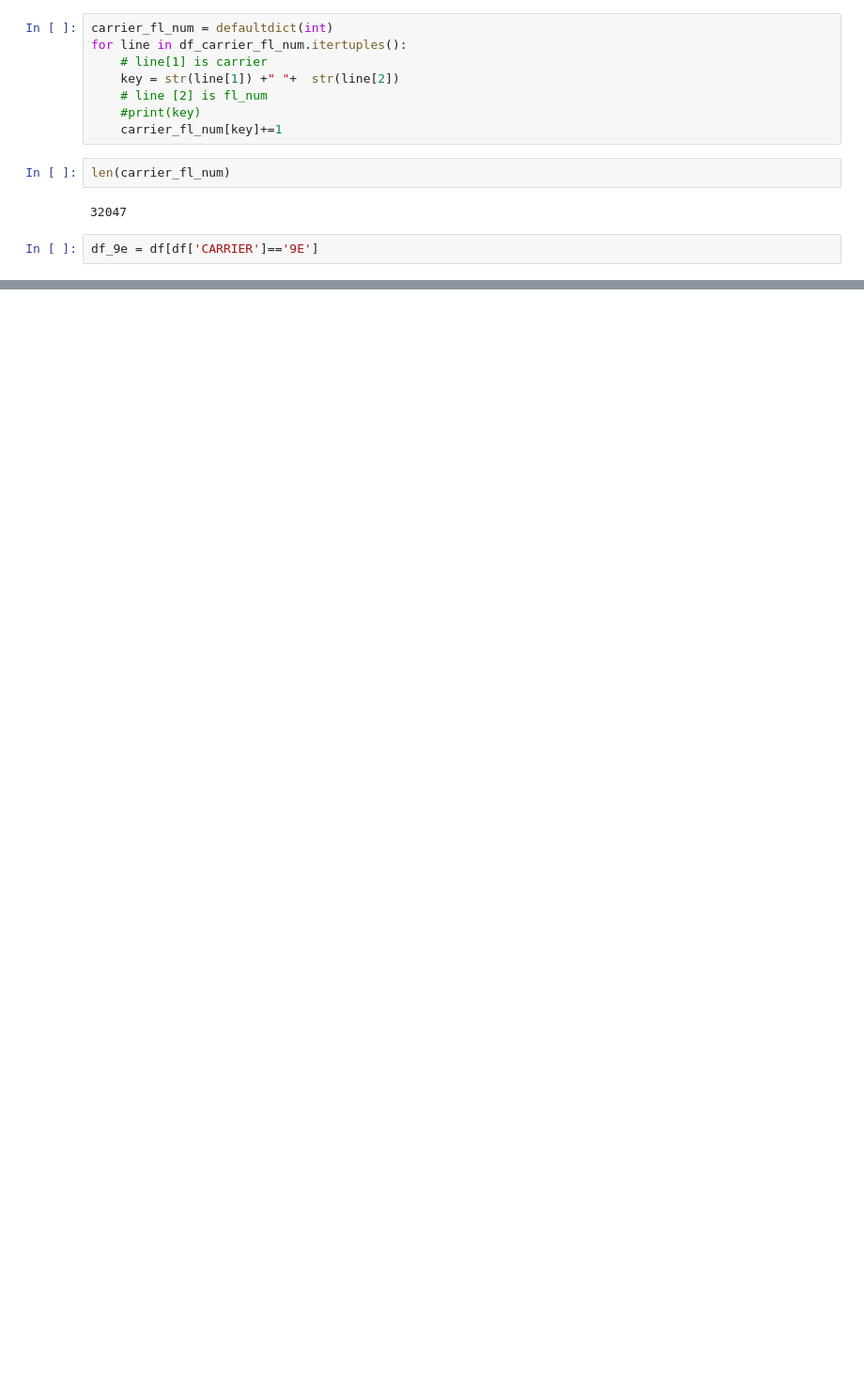
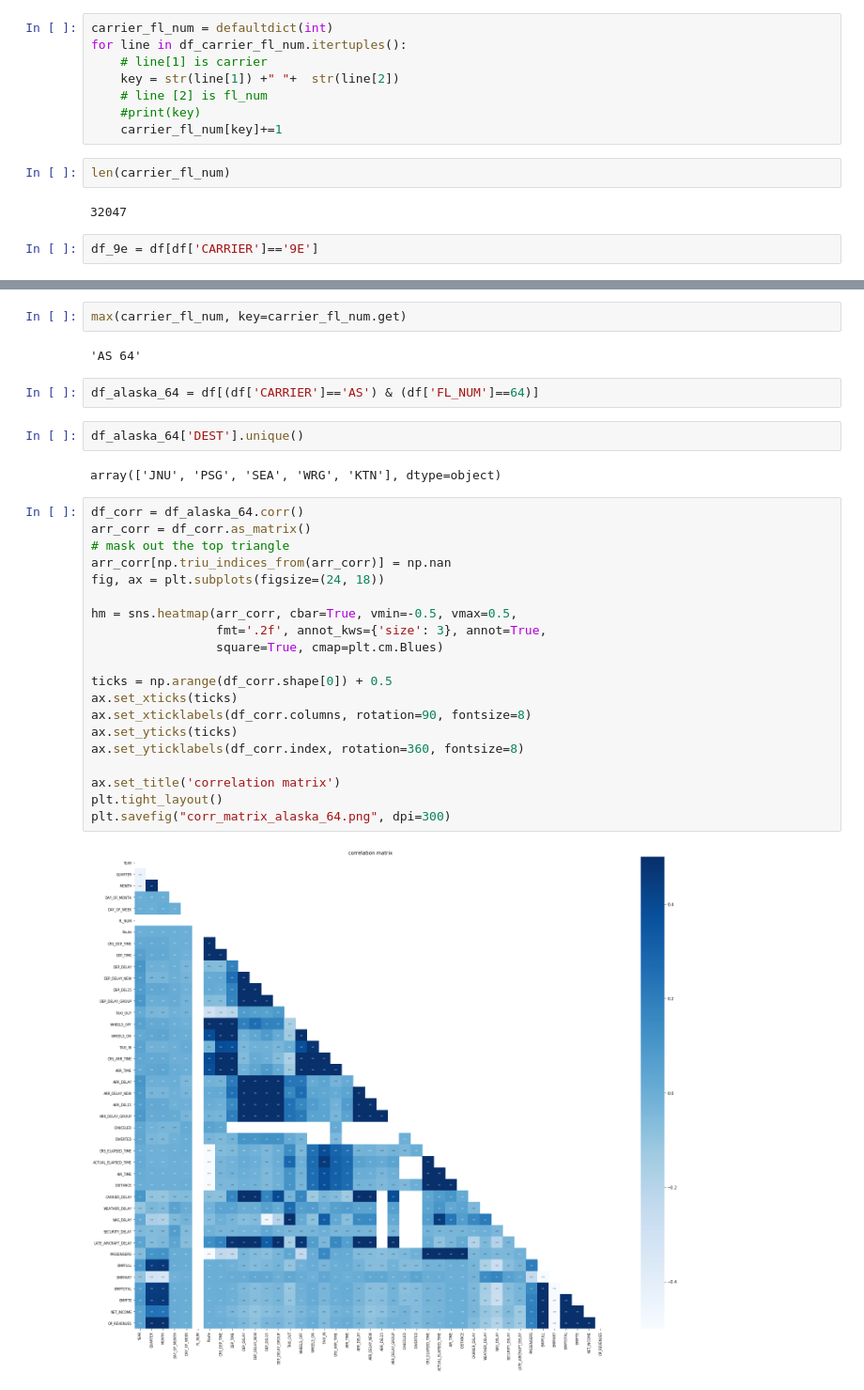
Before and after one commit to sukantoguha/Data-Pirates, a Jupyter notebook: Airlines.ipynb, the cells around one changed output, grey strips where cells are left out. Shown: that part at 94% size. Drawn from its saved outputs; the diff is of its cells as text; blank space fills up the shorter version.

```diff
--- a/Airlines.ipynb
+++ b/Airlines.ipynb
@@ -110,0 +101,32 @@ df_9e
+# %%
+max(carrier_fl_num, key=carrier_fl_num.get)
+# %% [output]
+'AS 64'
+# %%
+df_alaska_64 = df[(df['CARRIER']=='AS') & (df['FL_NUM']==64)]
+# %%
+df_alaska_64['DEST'].unique()
+# %% [output]
+array(['JNU', 'PSG', 'SEA', 'WRG', 'KTN'], dtype=object)
+# %%
+df_corr = df_alaska_64.corr()
+arr_corr = df_corr.as_matrix()
+# mask out the top triangle
+arr_corr[np.triu_indices_from(arr_corr)] = np.nan
+fig, ax = plt.subplots(figsize=(24, 18))
+
+hm = sns.heatmap(arr_corr, cbar=True, vmin=-0.5, vmax=0.5,
+                 fmt='.2f', annot_kws={'size': 3}, annot=True,
+                 square=True, cmap=plt.cm.Blues)
+
+ticks = np.arange(df_corr.shape[0]) + 0.5
+ax.set_xticks(ticks)
+ax.set_xticklabels(df_corr.columns, rotation=90, fontsize=8)
+ax.set_yticks(ticks)
+ax.set_yticklabels(df_corr.index, rotation=360, fontsize=8)
+
+ax.set_title('correlation matrix')
+plt.tight_layout()
+plt.savefig("corr_matrix_alaska_64.png", dpi=300)
+# %% [output]
+[figure, added]
```
Also changed, not shown: parts of 58 cells of this notebook.
